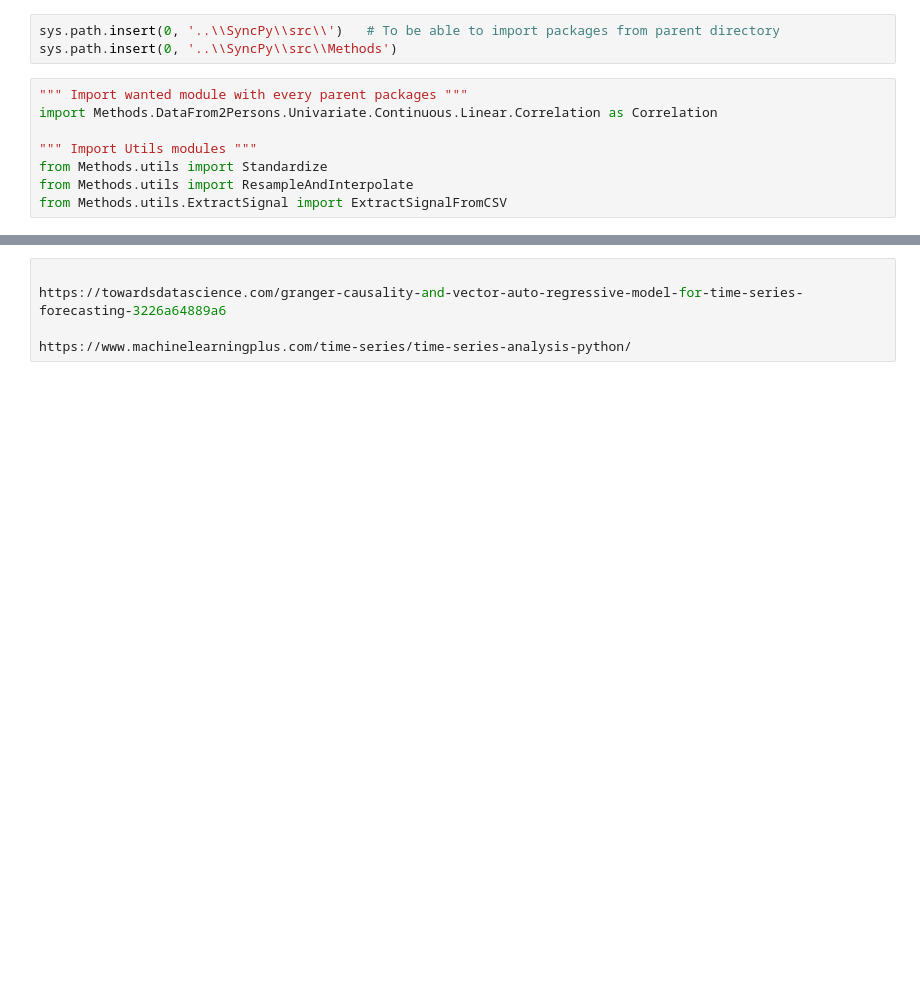
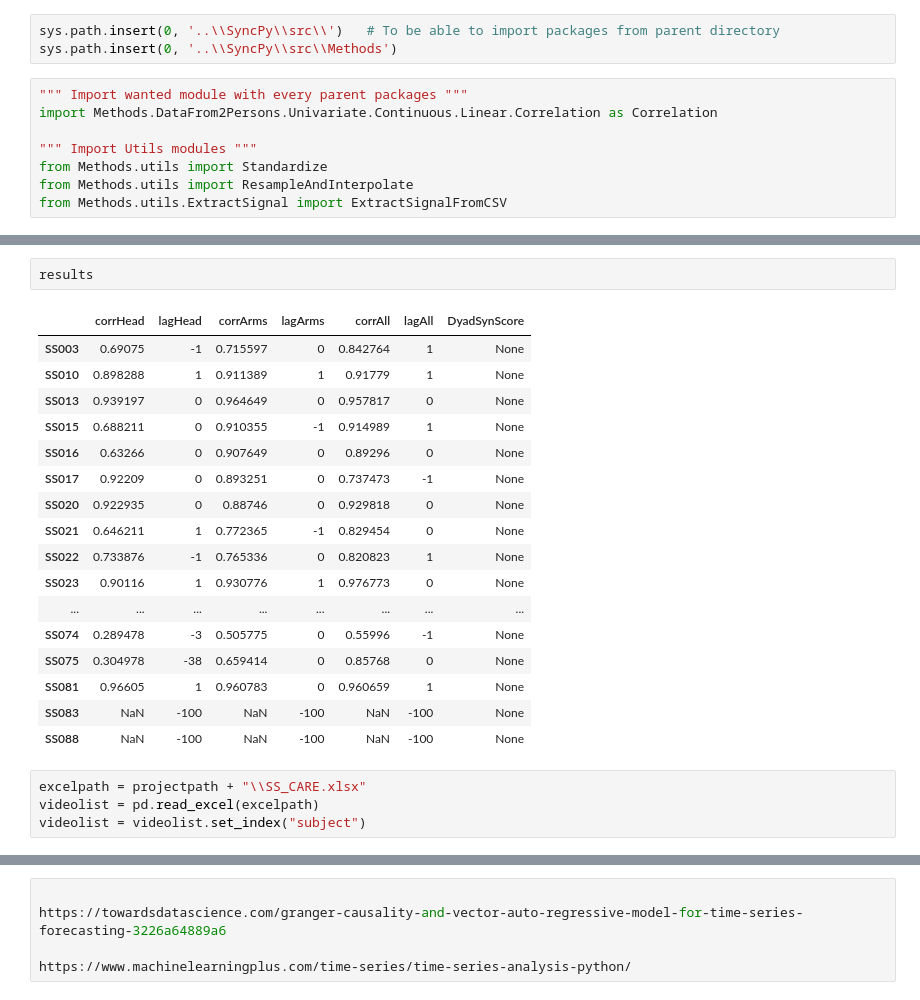
Before and after one commit to InfantLab/VASC, a Jupyter notebook: Step3.AnalyseData.syncpy.ipynb, the cells around one changed output, grey strips where cells are left out. Saved outputs shown, nothing was run; the diff lists cells and outputs as text; blank space fills up the shorter version.

```diff
--- a/Step3.AnalyseData.syncpy.ipynb
+++ b/Step3.AnalyseData.syncpy.ipynb
@@ -264,0 +387,24 @@ for vid in videos:
+# %%
+results
+# %% [output]
+|  | corrHead | lagHead | corrArms | lagArms | corrAll | lagAll | DyadSynScore |
+| SS003 | 0.69075 | -1 | 0.715597 | 0 | 0.842764 | 1 | None |
+| SS010 | 0.898288 | 1 | 0.911389 | 1 | 0.91779 | 1 | None |
+| SS013 | 0.939197 | 0 | 0.964649 | 0 | 0.957817 | 0 | None |
+| SS015 | 0.688211 | 0 | 0.910355 | -1 | 0.914989 | 1 | None |
+| SS016 | 0.63266 | 0 | 0.907649 | 0 | 0.89296 | 0 | None |
+| SS017 | 0.92209 | 0 | 0.893251 | 0 | 0.737473 | -1 | None |
+| SS020 | 0.922935 | 0 | 0.88746 | 0 | 0.929818 | 0 | None |
+| SS021 | 0.646211 | 1 | 0.772365 | -1 | 0.829454 | 0 | None |
+| SS022 | 0.733876 | -1 | 0.765336 | 0 | 0.820823 | 1 | None |
+| SS023 | 0.90116 | 1 | 0.930776 | 1 | 0.976773 | 0 | None |
+| ... | ... | ... | ... | ... | ... | ... | ... |
+| SS074 | 0.289478 | -3 | 0.505775 | 0 | 0.55996 | -1 | None |
+| SS075 | 0.304978 | -38 | 0.659414 | 0 | 0.85768 | 0 | None |
+| SS081 | 0.96605 | 1 | 0.960783 | 0 | 0.960659 | 1 | None |
+| SS083 | NaN | -100 | NaN | -100 | NaN | -100 | None |
+| SS088 | NaN | -100 | NaN | -100 | NaN | -100 | None |
+# %%
+excelpath = projectpath + "\\SS_CARE.xlsx"
+videolist = pd.read_excel(excelpath)
+videolist = videolist.set_index("subject")
```
Also changed, not shown: parts of 21 cells of this notebook, 6 other files.
